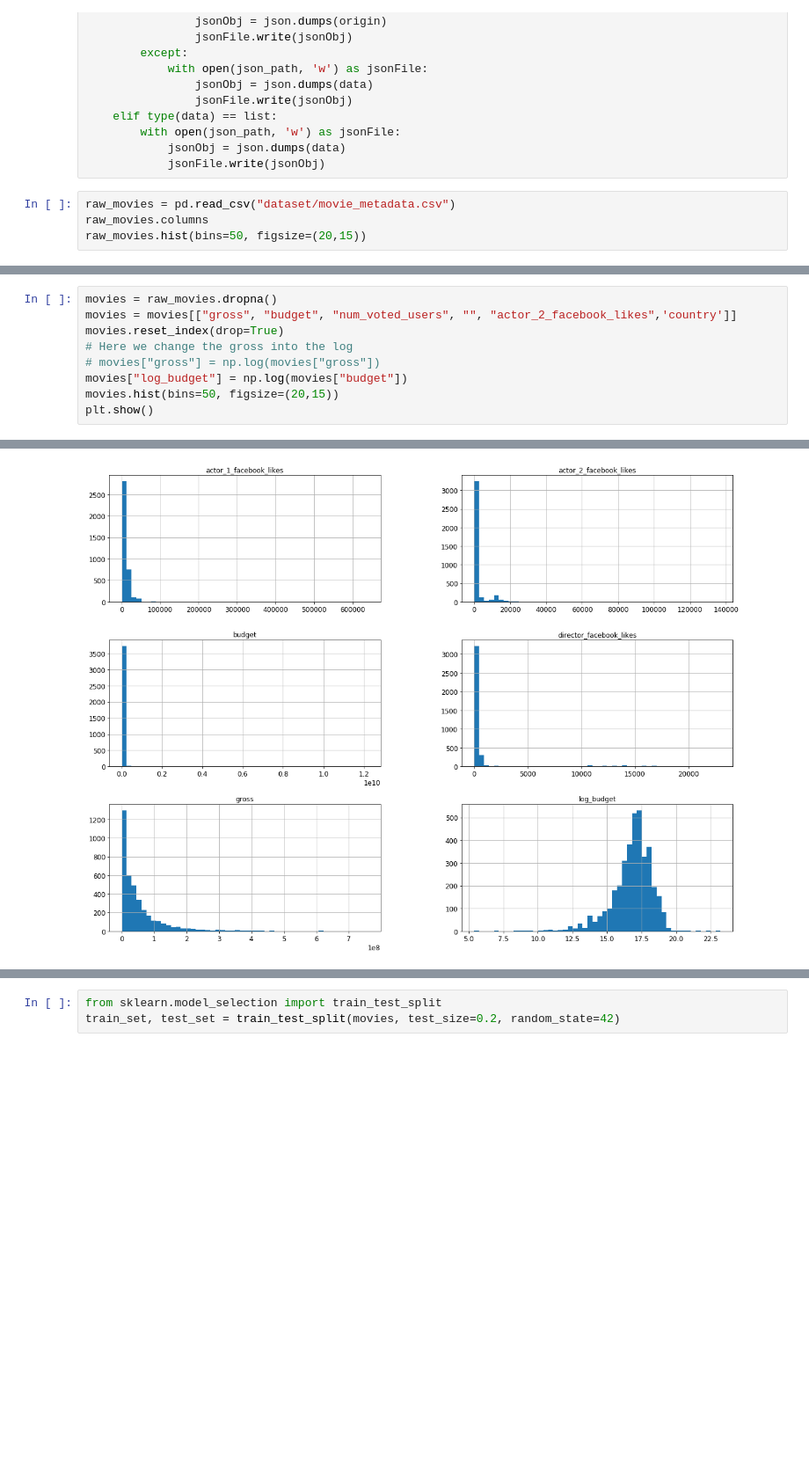
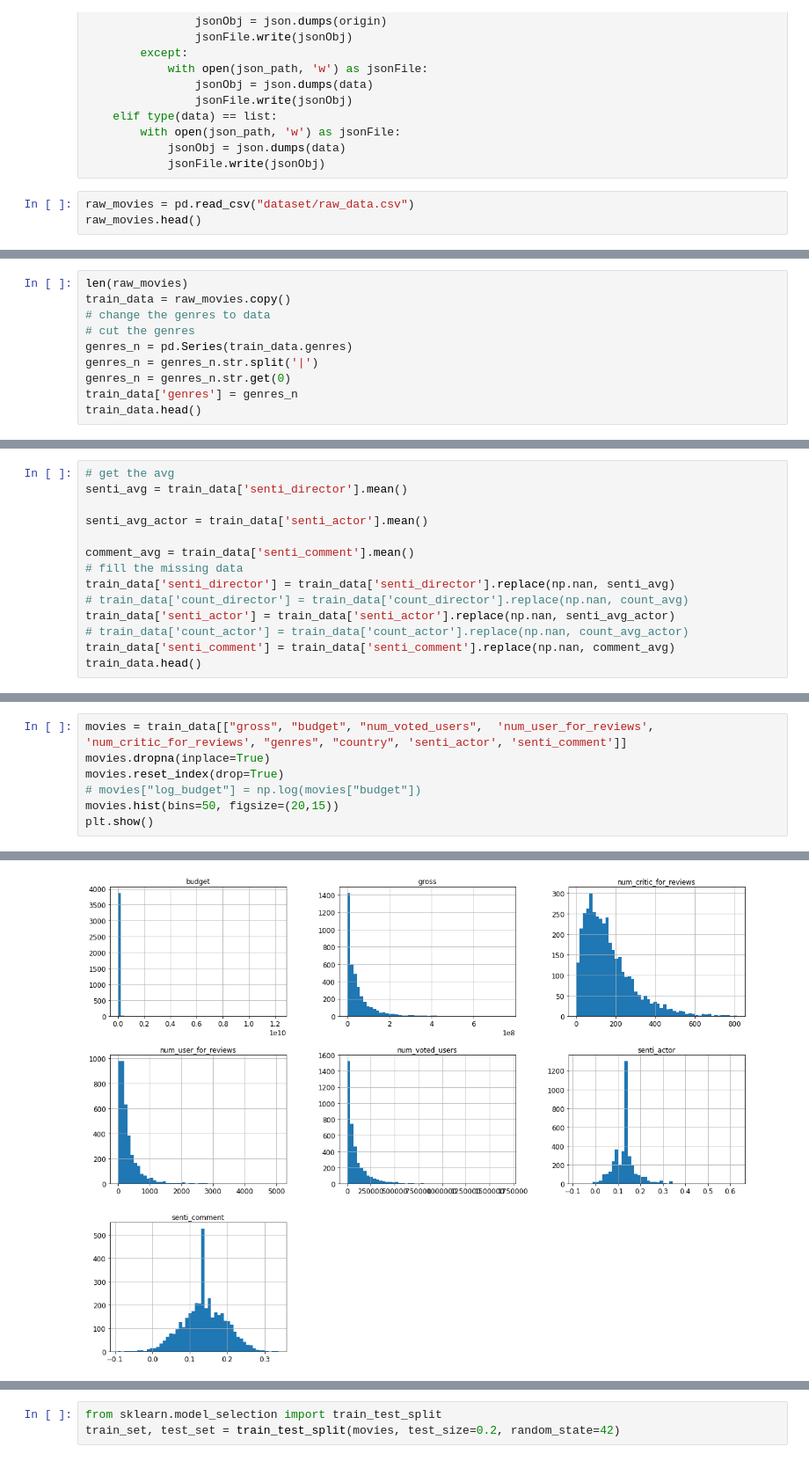
Before and after one commit to ZavierLyu/box-office-predictor, a Jupyter notebook: train/box-office-predictor.ipynb, the cells around one changed output, grey strips where cells are left out. Shown at 88% size. Cells and saved outputs as stored; diff of their text form; blank space fills up the shorter version.

```diff
--- a/train/box-office-predictor.ipynb
+++ b/train/box-office-predictor.ipynb
@@ -37,7 +37,6 @@ def writeJson(json_path, data):
             jsonObj = json.dumps(data)
             jsonFile.write(jsonObj)
 # %%
-raw_movies = pd.read_csv("dataset/movie_metadata.csv")
-raw_movies.columns
-raw_movies.hist(bins=50, figsize=(20,15))
+raw_movies = pd.read_csv("dataset/raw_data.csv")
+raw_movies.head()
 # %% [output]
@@ -75,0 +50,10 @@ raw_movies.describe()
+# %%
+len(raw_movies)
+train_data = raw_movies.copy()
+# change the genres to data
+# cut the genres
+genres_n = pd.Series(train_data.genres)
+genres_n = genres_n.str.split('|')
+genres_n = genres_n.str.get(0)
+train_data['genres'] = genres_n
+train_data.head()
@@ -75,0 +68,14 @@ raw_movies.describe()
+# %%
+# get the avg
+senti_avg = train_data['senti_director'].mean()
+
+senti_avg_actor = train_data['senti_actor'].mean()
+
+comment_avg = train_data['senti_comment'].mean()
+# fill the missing data
+train_data['senti_director'] = train_data['senti_director'].replace(np.nan, senti_avg)
+# train_data['count_director'] = train_data['count_director'].replace(np.nan, count_avg)
+train_data['senti_actor'] = train_data['senti_actor'].replace(np.nan, senti_avg_actor)
+# train_data['count_actor'] = train_data['count_actor'].replace(np.nan, count_avg_actor)
+train_data['senti_comment'] = train_data['senti_comment'].replace(np.nan, comment_avg)
+train_data.head()
@@ -76,10 +90,8 @@ raw_movies.describe()
 # %%
-movies = raw_movies.dropna()
-movies = movies[["gross", "budget", "num_voted_users", "", "actor_2_facebook_likes",'country']]
+movies = train_data[["gross", "budget", "num_voted_users",  'num_user_for_reviews', 'num_critic_for_reviews', "genres", "country", 'senti_actor', 'senti_comment']]
+movies.dropna(inplace=True)
 movies.reset_index(drop=True)
-# Here we change the gross into the log
-# movies["gross"] = np.log(movies["gross"])
-movies["log_budget"] = np.log(movies["budget"])
+# movies["log_budget"] = np.log(movies["budget"])
 movies.hist(bins=50, figsize=(20,15))
 plt.show()
 # %% [output]
@@ -86 +101 @@ plt.show()
-[figure, old version]
+[figure, new version]
```
Also changed, not shown: parts of 22 cells of this notebook, 16 other files.
